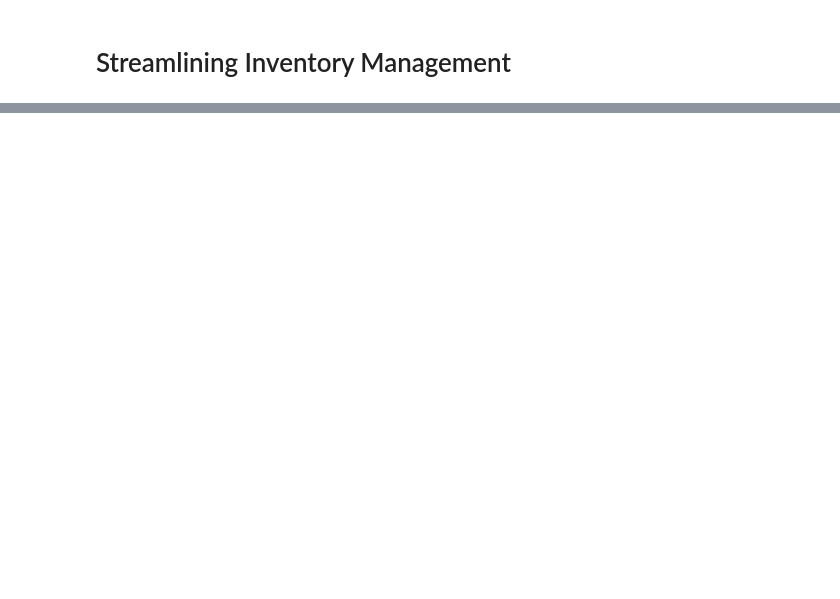
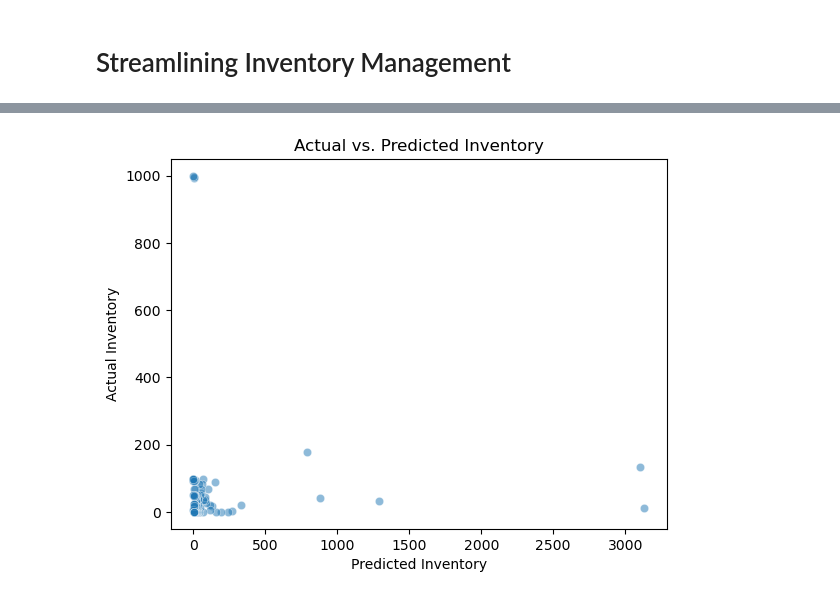
Before and after one commit to sanchick02/AlhaAlfa, a Jupyter notebook: AlhaAlfa_main(1).ipynb, the cells around one changed output, grey strips where cells are left out. Cells and saved outputs as stored; diff of their text form; code cells hidden in the pictures; blank space fills up the shorter version.

```diff
--- a/AlhaAlfa_main(1).ipynb
+++ b/AlhaAlfa_main(1).ipynb
@@ -698,0 +772,21 @@ plt.show()
+# %%
+# Features for predicting inventory
+full_data = df_pl_2025.copy()
+X_full_data = full_data[['Items sold', 'Stock', 'Product']]
+X_full_data['Product'] = le.fit_transform(X_full_data['Product'])
+
+# Standardize the features using the scaler
+X_full_data_scaled = scaler.transform(X_full_data)
+
+# Make predictions for inventory for all products
+inventory_predictions_all = model.predict(X_full_data_scaled)
+
+# Add the inventory predictions to a new column in the original dataset
+full_data['Predicted Inventory'] = inventory_predictions_all
+full_data['Predicted Inventory'] = full_data['Predicted Inventory'].astype(int)
+
+# Display the full_data DataFrame with predicted inventory for all products
+print(full_data.head())
+
+# Save the full_data DataFrame to a CSV file
+full_data.to_csv('datasets/ProductList_2025.csv', index=False)
@@ -698,0 +814,12 @@ plt.show()
+# %%
+# Visualize the inventory predictions for all products
+df = pd.DataFrame({'predicted': inventory_predictions_all, 'actual': df_pl_2025['Stock']})
+
+# Plot the DataFrame as a scatter plot
+sns.scatterplot(data=df, x='predicted', y='actual', alpha=0.5)
+plt.xlabel('Predicted Inventory')
+plt.ylabel('Actual Inventory')
+plt.title('Actual vs. Predicted Inventory')
+plt.show()
+# %% [output]
+[figure, added]
```
Also changed, not shown: parts of 17 cells of this notebook, 3 other files.
